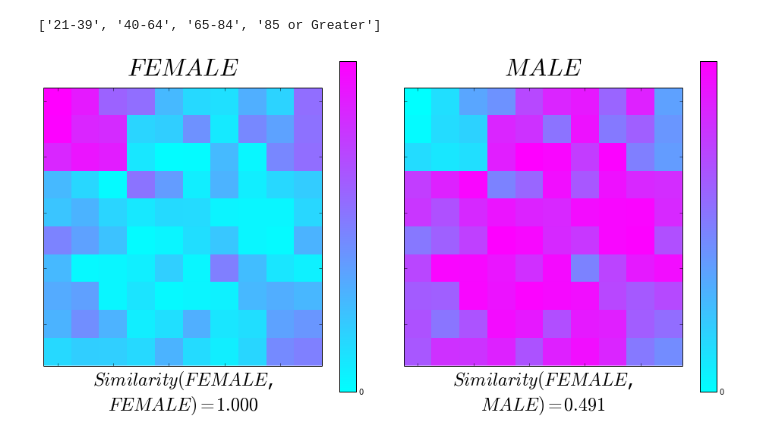
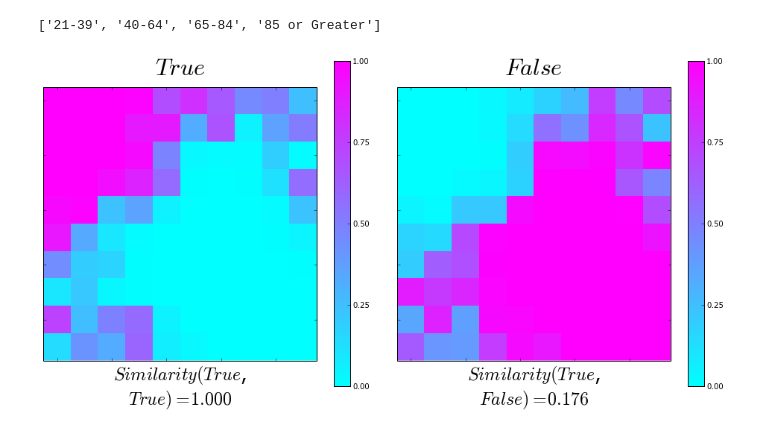
Before and after one commit to pvnick/tempos, a Jupyter notebook: pain_sax_ported.ipynb, the cells around one changed output. Drawn from its saved outputs; the diff is of its cells as text; code cells hidden in the pictures.

```diff
--- a/pain_sax_ported.ipynb
+++ b/pain_sax_ported.ipynb
@@ -2,7 +2,7 @@
 ## Settings (adjust these)
 # %%
 data_file_path = '/opt/data/parisa2_pain_encrypted.txt'
-figure_save_dir = '/home/pvnick/Downloads/Paper/Figures/'
+figure_save_dir = '/home/pvnick/sax_paper/figures/'
 # %% [markdown]
 ## Headers
 # %%
@@ -526,7 +819,7 @@ start_cutoff_pain_data["custom_column"] = start_cutoff_pain_data["Gender"].apply
 # %%
 #start_cutoff_pain_data.PrimaryCPTCodeCategory2
 #clustered_motif_matrices = get_clustered_motif_matrices("PrimaryCPTCodeCategory2")
-clustered_motif_matrices = get_clustered_motif_matrices("Gender")
+clustered_motif_matrices = get_clustered_motif_matrices("Opioid")
 #clustered_motif_matrices = get_clustered_motif_matrices("Age_Group")
 clustered_motif_matrices_grouped = clustered_motif_matrices.groupby(level=0)
 cluster_sample_sizes = clustered_motif_matrices_grouped.count()
@@ -556,7 +849,7 @@ for criterion in cluster_criteria:
         #    elif pixel == -np.inf:
         #        pixel = -10
         #    icon[pixel_index] = pixel
-        icons.ix[criterion] = icon
+        icons.ix[str(criterion)] = icon
     else:
         print("Skipping theta=" + str(criterion) + " - nc=" + str(cluster_n))
 
@@ -709,38 +1002,38 @@ list(all_theta_similarities.index.levels)[0].tolist()
 # %% [output]
 ['21-39', '40-64', '65-84', '85 or Greater']
 # %%
-first_icon_theta = "FEMALE"
+first_icon_theta = "True"
 #first_icon_theta = "Cardiovascular"
 theta_and_similarities = all_theta_similarities.ix[first_icon_theta]
 thetas_sorted = theta_and_similarities.sort(columns="similarity", ascending=False).index
 fig, axes = plt.subplots(nrows=3,
                          ncols=3,
                          figsize=(20,20))
 axes_flattened = axes.flatten()
 plt.hold(True)
 axis_index = 0
 for theta in thetas_sorted:
     ax = axes_flattened[axis_index]
     icon = icons.ix[theta]
     icon_side = np.sqrt(icon.count()).astype(int)
     #hide distracting axis ticks
     ax.tick_params(labelbottom='off',
                    labelleft='off')
     ax.set_title(label="$" + string.replace(theta, ' ', '\ ') + "$", fontsize=32, y=1.03)
     similarity = theta_and_similarities.ix[theta].similarity
     angle_text = "0"
     if similarity < 1:
         angle_text = np.rad2deg(np.arccos(similarity)).astype(int).astype(str)
     ax.set_xlabel(xlabel=r"$Similarity(" + string.replace(first_icon_theta, ' ', '\ ') + "$,\n$" + string.replace(theta, ' ', '\ ') + ") = " + ('%.3f' % similarity) + "$", fontsize=24)
     heatmap = ax.imshow(icon.reshape([icon_side, icon_side]).astype(float), interpolation='none', cmap = plt.cool(), vmin=0, vmax=1)
     cbar = fig.colorbar(heatmap, ax=ax)
-    cbar.set_ticks(np.linspace(-3, 3, 5))
+    cbar.set_ticks(np.linspace(0, 1, 5))
     axis_index = axis_index + 1
 for remaining_axis_index in range(axis_index, len(axes_flattened)):
     ax = axes_flattened[remaining_axis_index]
     fig.delaxes(ax)
 plt.tight_layout(pad=1.6)
 plt.savefig(figure_save_dir + "gender_beta" + str(icon_side) + ".pdf", bbox_inches="tight")
 plt.show()
 # %% [output]
-[figure, old version]
+[figure, new version]
```
Also changed, not shown: parts of 18 cells of this notebook, 1 other file.
